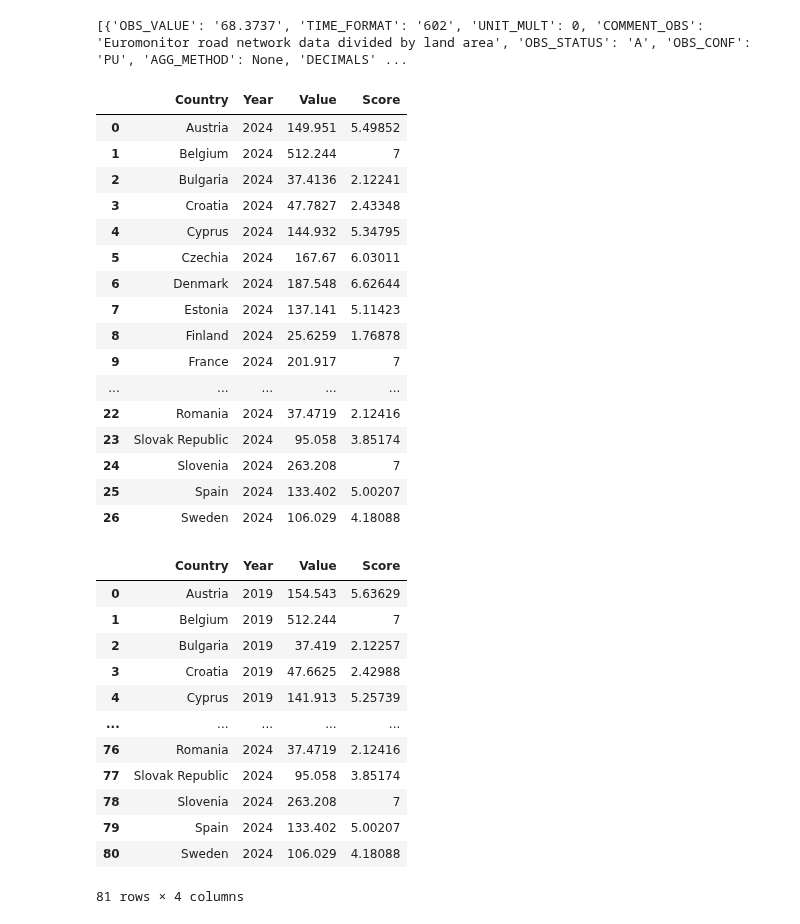
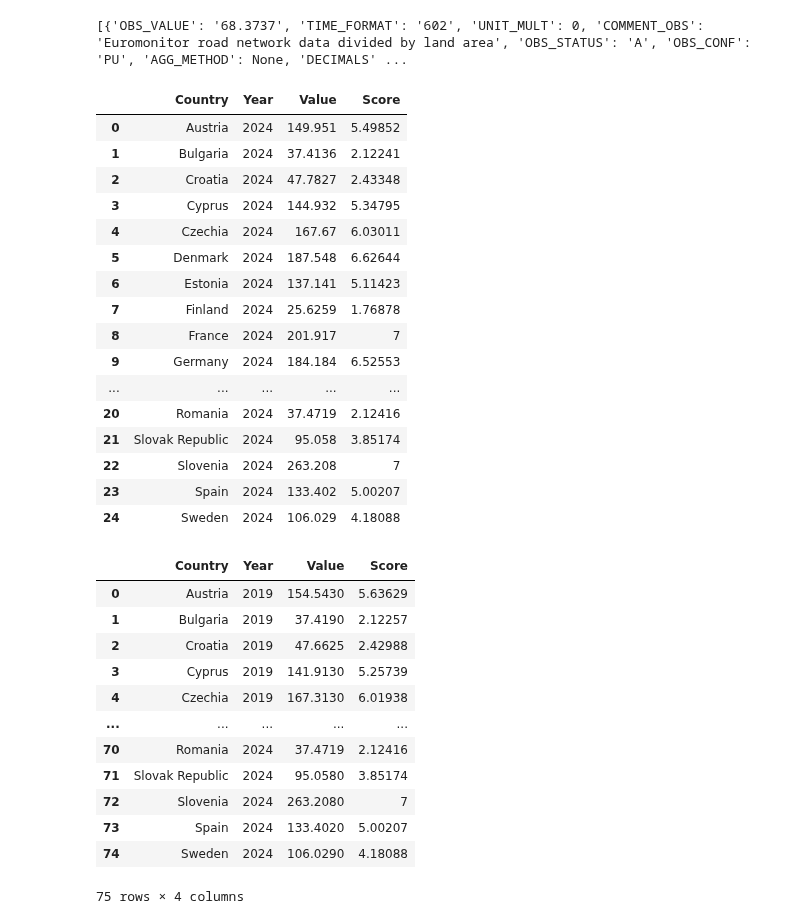
Before and after one commit to swbehan/RoadQualityWork, a Jupyter notebook: datasets/preprocessed-datasets/Road_density.ipynb, the cells around one changed output. Drawn from its saved outputs; the diff is of its cells as text; code cells hidden in the pictures.

```diff
--- a/datasets/preprocessed-datasets/Road_density.ipynb
+++ b/datasets/preprocessed-datasets/Road_density.ipynb
@@ -7,9 +7,9 @@ from plotly import graph_objects as go
 import plotly.graph_objects as go
 # %%
 EU_countries_list = [
-    'Austria', "Belgium", "Bulgaria", "Croatia", "Cyprus", "Czechia",
+    'Austria', "Bulgaria", "Croatia", "Cyprus", "Czechia",
     "Denmark", "Estonia", "Finland", "France", "Germany", "Greece", "Hungary",
-    "Ireland", "Italy", "Latvia", "Lithuania", "Luxembourg", "Malta",
+    "Ireland", "Italy", "Latvia", "Lithuania", "Luxembourg",
     "Netherlands", "Poland", "Portugal", "Romania", "Slovak Republic", "Slovenia",
     "Spain", "Sweden"]
 # %%
@@ -168,38 +168,38 @@ data_24
 # %% [output]
 |  | Country | Year | Value | Score |
 | 0 | Austria | 2024 | 149.951 | 5.49852 |
-| 1 | Belgium | 2024 | 512.244 | 7 |
-| 2 | Bulgaria | 2024 | 37.4136 | 2.12241 |
-| 3 | Croatia | 2024 | 47.7827 | 2.43348 |
-| 4 | Cyprus | 2024 | 144.932 | 5.34795 |
-| 5 | Czechia | 2024 | 167.67 | 6.03011 |
-| 6 | Denmark | 2024 | 187.548 | 6.62644 |
-| 7 | Estonia | 2024 | 137.141 | 5.11423 |
-| 8 | Finland | 2024 | 25.6259 | 1.76878 |
-| 9 | France | 2024 | 201.917 | 7 |
+| 1 | Bulgaria | 2024 | 37.4136 | 2.12241 |
+| 2 | Croatia | 2024 | 47.7827 | 2.43348 |
+| 3 | Cyprus | 2024 | 144.932 | 5.34795 |
+| 4 | Czechia | 2024 | 167.67 | 6.03011 |
+| 5 | Denmark | 2024 | 187.548 | 6.62644 |
+| 6 | Estonia | 2024 | 137.141 | 5.11423 |
+| 7 | Finland | 2024 | 25.6259 | 1.76878 |
+| 8 | France | 2024 | 201.917 | 7 |
+| 9 | Germany | 2024 | 184.184 | 6.52553 |
 | ... | ... | ... | ... | ... |
-| 22 | Romania | 2024 | 37.4719 | 2.12416 |
-| 23 | Slovak Republic | 2024 | 95.058 | 3.85174 |
-| 24 | Slovenia | 2024 | 263.208 | 7 |
-| 25 | Spain | 2024 | 133.402 | 5.00207 |
-| 26 | Sweden | 2024 | 106.029 | 4.18088 |
+| 20 | Romania | 2024 | 37.4719 | 2.12416 |
+| 21 | Slovak Republic | 2024 | 95.058 | 3.85174 |
+| 22 | Slovenia | 2024 | 263.208 | 7 |
+| 23 | Spain | 2024 | 133.402 | 5.00207 |
+| 24 | Sweden | 2024 | 106.029 | 4.18088 |
 # %%
-alldata = pd.concat([data_19, data_21, data_24], ignore_index=True)
-alldata
+alldata_density = pd.concat([data_19, data_21, data_24], ignore_index=True)
+alldata_density
 # %% [output]
 |  | Country | Year | Value | Score |
-| 0 | Austria | 2019 | 154.543 | 5.63629 |
-| 1 | Belgium | 2019 | 512.244 | 7 |
-| 2 | Bulgaria | 2019 | 37.419 | 2.12257 |
-| 3 | Croatia | 2019 | 47.6625 | 2.42988 |
-| 4 | Cyprus | 2019 | 141.913 | 5.25739 |
+| 0 | Austria | 2019 | 154.5430 | 5.63629 |
+| 1 | Bulgaria | 2019 | 37.4190 | 2.12257 |
+| 2 | Croatia | 2019 | 47.6625 | 2.42988 |
+| 3 | Cyprus | 2019 | 141.9130 | 5.25739 |
+| 4 | Czechia | 2019 | 167.3130 | 6.01938 |
 | ... | ... | ... | ... | ... |
-| 76 | Romania | 2024 | 37.4719 | 2.12416 |
-| 77 | Slovak Republic | 2024 | 95.058 | 3.85174 |
-| 78 | Slovenia | 2024 | 263.208 | 7 |
-| 79 | Spain | 2024 | 133.402 | 5.00207 |
-| 80 | Sweden | 2024 | 106.029 | 4.18088 |
+| 70 | Romania | 2024 | 37.4719 | 2.12416 |
+| 71 | Slovak Republic | 2024 | 95.0580 | 3.85174 |
+| 72 | Slovenia | 2024 | 263.2080 | 7 |
+| 73 | Spain | 2024 | 133.4020 | 5.00207 |
+| 74 | Sweden | 2024 | 106.0290 | 4.18088 |
-81 rows × 4 columns
+75 rows × 4 columns
 # %%
 def data_sorting(data):
     data["Value"] = pd.to_numeric(data["Value"], errors="coerce")
```
Also changed, not shown: parts of 3 cells of this notebook, 1 other file.
